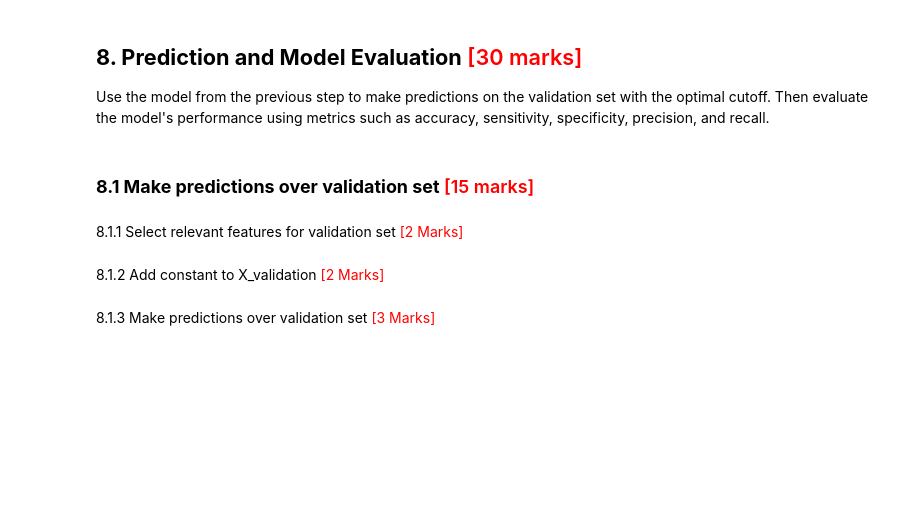
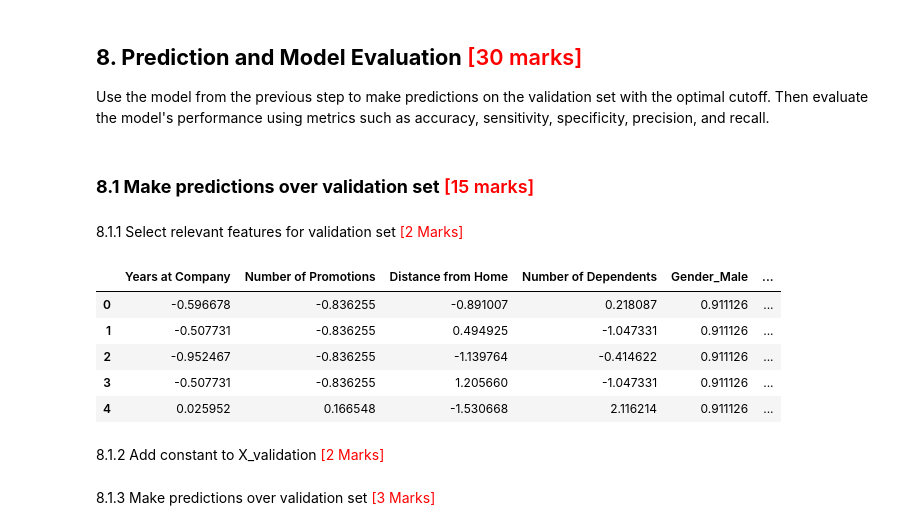
Before and after one commit to Aditi-Kulkarni-PA/04-02-ML-models-logistic-regression, a Jupyter notebook: notebooks/04-03-07 Predicting_Employee_Retention_Starter.ipynb, the cells around one changed output. Cells and saved outputs as stored; diff of their text form; code cells hidden in the pictures; blank space fills up the shorter version.

```diff
--- a/notebooks/Predicting_Employee_Retention_Starter.ipynb
+++ b/notebooks/04-03-07 Predicting_Employee_Retention_Starter.ipynb
@@ -1679,6 +1696,16 @@ Use the model from the previous step to make predictions on the validation set w
 8.1.1 Select relevant features for validation set <font color="red">[2 Marks]</font>
 # %%
 # Select the relevant features for validation set
+# col contains the features selected by RFE
+X_test_rfe = X_test[col]
+X_test_rfe.head()
+# %% [output]
+|  | Years at Company | Number of Promotions | Distance from Home | Number of Dependents | Gender_Male | ... |
+| 0 | -0.596678 | -0.836255 | -0.891007 | 0.218087 | 0.911126 | ... |
+| 1 | -0.507731 | -0.836255 | 0.494925 | -1.047331 | 0.911126 | ... |
+| 2 | -0.952467 | -0.836255 | -1.139764 | -0.414622 | 0.911126 | ... |
+| 3 | -0.507731 | -0.836255 | 1.205660 | -1.047331 | 0.911126 | ... |
+| 4 | 0.025952 | 0.166548 | -1.530668 | 2.116214 | 0.911126 | ... |
 # %% [markdown]
 8.1.2 Add constant to X_validation <font color="red">[2 Marks]</font>
 # %%
```
Also changed, not shown: parts of 42 cells of this notebook, 3 other files.
